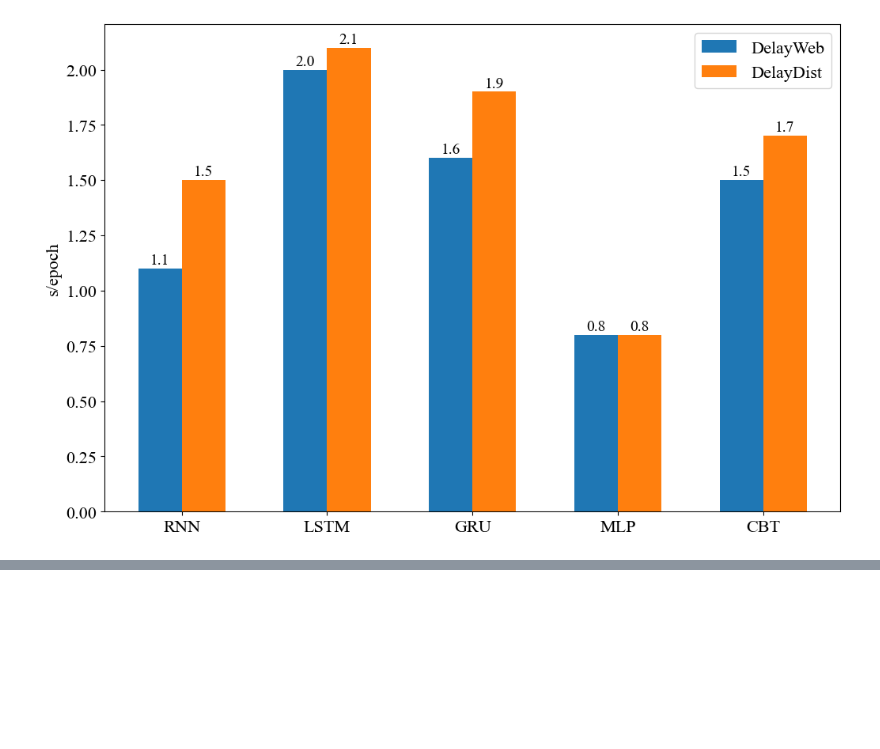
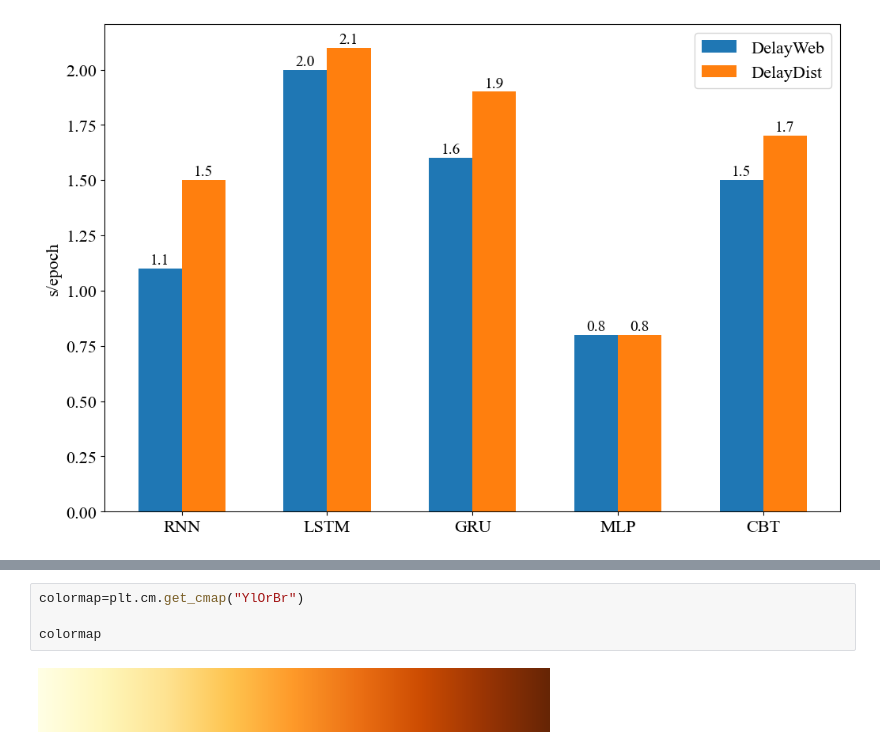
Before and after one commit to XDZhelheim/CSE5005-Project, a Jupyter notebook: pictures/draw_pics.ipynb, the cells around one changed output, grey strips where cells are left out. Drawn from its saved outputs; the diff is of its cells as text; blank space fills up the shorter version.

```diff
--- a/pictures/draw_pics.ipynb
+++ b/pictures/draw_pics.ipynb
@@ -82,0 +128,6 @@ plt.show();
+# %%
+colormap=plt.cm.get_cmap("YlOrBr")
+
+colormap
+# %% [output]
+[figure, added]
```
Also changed, not shown: parts of 7 cells of this notebook, 7 other files.
